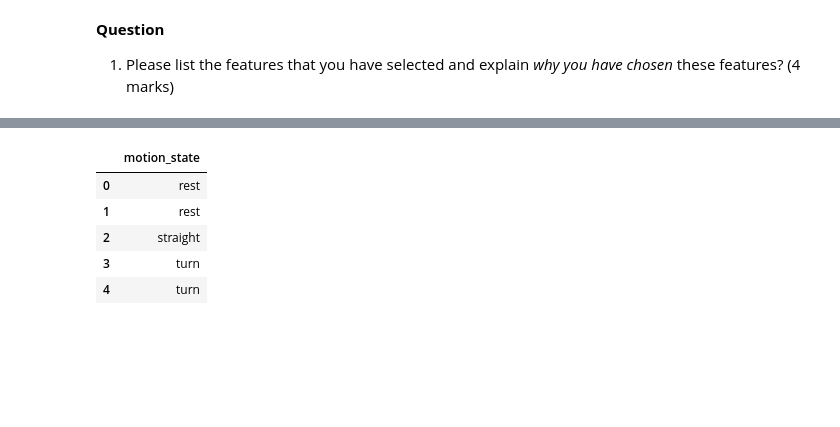
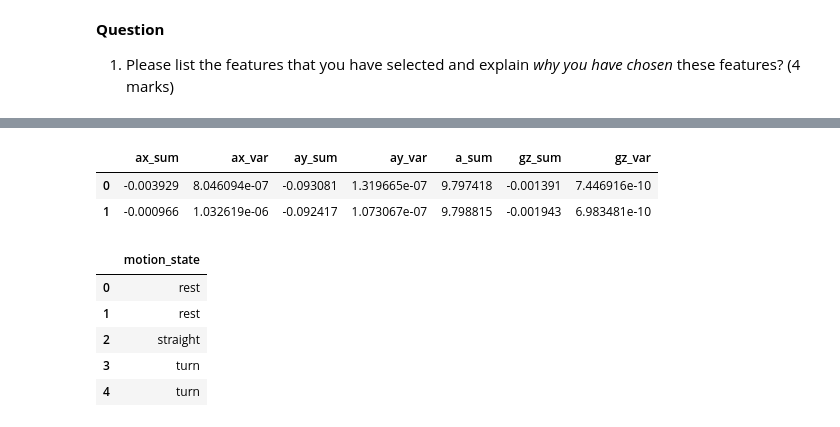
Before and after one commit to NATHANIELLAMPTEYLANTEI/engg680_2024_fall, a Jupyter notebook: Lab_Assignment 4/Assignment 4.ipynb, the cells around one changed output, grey strips where cells are left out. Saved outputs shown, nothing was run; the diff lists cells and outputs as text; code cells hidden in the pictures; blank space fills up the shorter version.

```diff
--- a/Lab_Assignment 4/Assignment 4.ipynb
+++ b/Lab_Assignment 4/Assignment 4.ipynb
@@ -747,3 +748,11 @@ X.head(2)
+# %%
+# TODO - Load group selected features from cv_set to X
+X = cv_set[['ax_sum', 'ax_var', 'ay_sum', 'ay_var', 'a_sum', 'gz_sum', 'gz_var']]
+X.head(2)
+# %% [output]
+|  | ax_sum | ax_var | ay_sum | ay_var | a_sum | gz_sum | gz_var |
+| 0 | -0.003929 | 8.046094e-07 | -0.093081 | 1.319665e-07 | 9.797418 | -0.001391 | 7.446916e-10 |
+| 1 | -0.000966 | 1.032619e-06 | -0.092417 | 1.073067e-07 | 9.798815 | -0.001943 | 6.983481e-10 |
 # %%
 # TODO - Load motion_state column (target vector) into y
 
```
Also changed, not shown: parts of 37 cells of this notebook.
